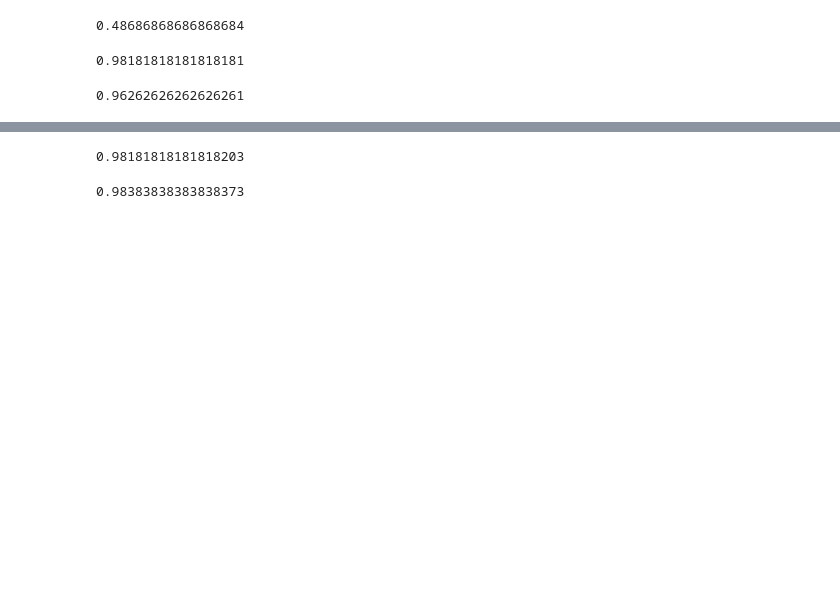
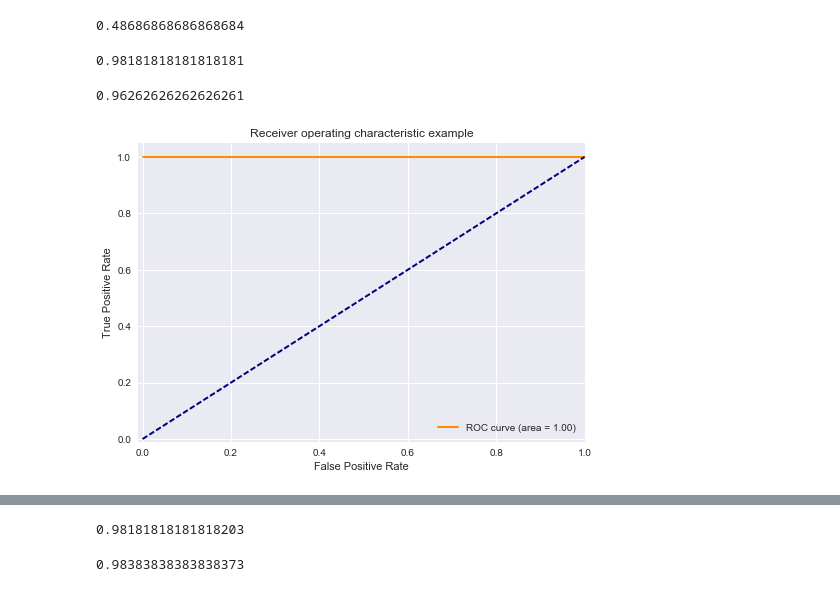
Before and after one commit to wushbin/MidtermProject, a Jupyter notebook: LeafClassification-separately classifier.ipynb, the cells around one changed output, grey strips where cells are left out. Drawn from its saved outputs; the diff is of its cells as text; code cells hidden in the pictures; blank space fills up the shorter version.

```diff
--- a/LeafClassification-separately classifier.ipynb
+++ b/LeafClassification-separately classifier.ipynb
@@ -105,3 +107,45 @@ knn_validation = kNNScore
 np.mean(knn_validation)
 # %% [output]
 0.96262626262626261
+# %%
+from sklearn.preprocessing import label_binarize
+from sklearn.multiclass import OneVsRestClassifier
+from sklearn.model_selection import train_test_split
+from sklearn.metrics import roc_curve, auc
+from sklearn import svm
+# Binarize the output
+labels_class = classLabel.transform(classes)
+labels_b = label_binarize(labels, labels_class)
+n_classes = labels_b.shape[1]
+
+X_train, X_test, y_train, y_test = train_test_split(train_all, labels_b, test_size=50, random_state=4)
+#svc = svm.SVC(kernel='linear', probability=True,random_state=4)
+classifier = OneVsRestClassifier(ld)
+y_score = classifier.fit(X_train, y_train).decision_function(X_test)
+#y_score = classifier.fit(X_train, y_train).score(X_test,y_test)
+ # Compute ROC curve and ROC area for each class
+fpr = dict()
+tpr = dict()
+roc_auc = dict()
+for i in range(n_classes):
+    fpr[i], tpr[i], _ = roc_curve(y_test[:, i], y_score[:, i])
+    roc_auc[i] = auc(fpr[i], tpr[i])
+
+# Compute micro-average ROC curve and ROC area
+fpr["micro"], tpr["micro"], _ = roc_curve(y_test.ravel(), y_score.ravel())
+roc_auc["micro"] = auc(fpr["micro"], tpr["micro"])
+# %%
+plt.figure()
+lw = 2
+plt.plot(fpr[2], tpr[2], color='darkorange',
+         lw=lw, label='ROC curve (area = %0.2f)' % roc_auc[2])
+plt.plot([0, 1], [0, 1], color='navy', lw=lw, linestyle='--')
+plt.xlim([-0.01, 1.0])
+plt.ylim([-0.01, 1.05])
+plt.xlabel('False Positive Rate')
+plt.ylabel('True Positive Rate')
+plt.title('Receiver operating characteristic example')
+plt.legend(loc="lower right")
+plt.show()
+# %% [output]
+[figure, added]
```
Also changed, not shown: parts of 29 cells of this notebook, 9 other files.
